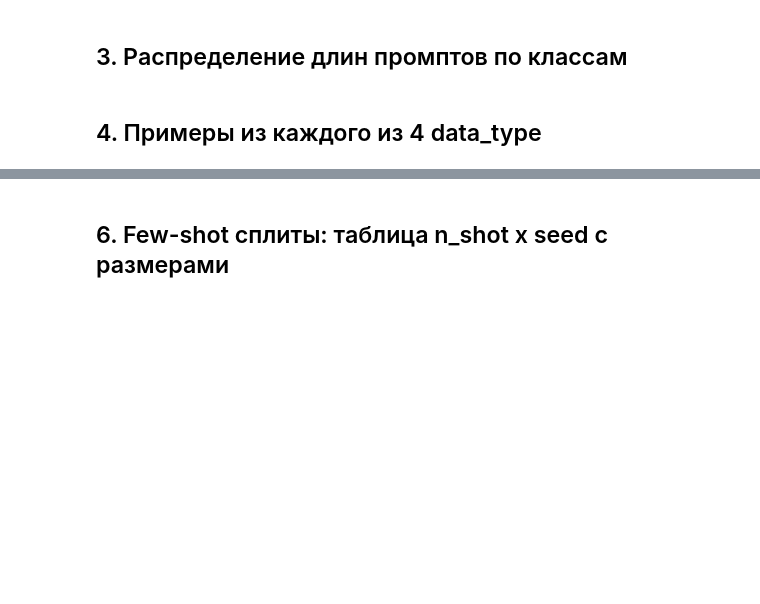
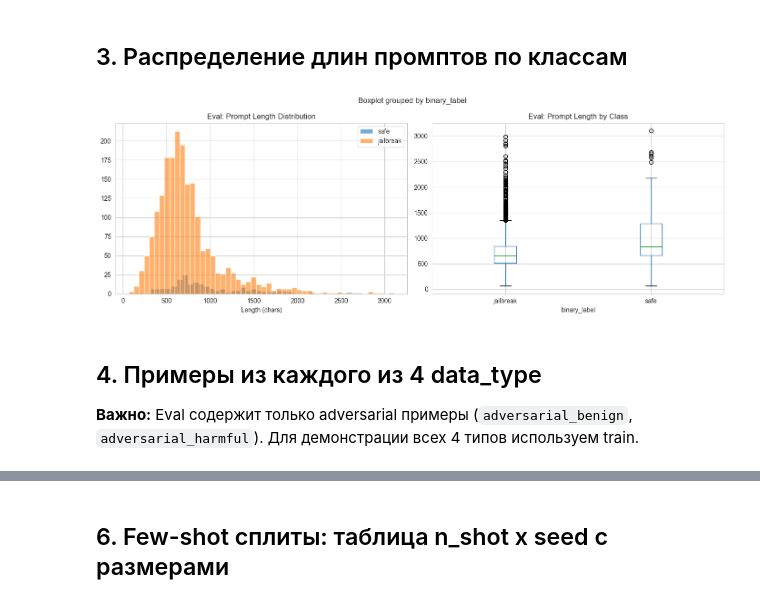
Before and after one commit to va-av-8/autoguardrails, a Jupyter notebook: tasks/jailbreak_detection/notebooks/01_eda.ipynb, the cells around one changed output, grey strips where cells are left out. Saved outputs shown, nothing was run; the diff lists cells and outputs as text; code cells hidden in the pictures; blank space fills up the shorter version.

```diff
--- a/tasks/jailbreak_detection/notebooks/01_eda.ipynb
+++ b/tasks/jailbreak_detection/notebooks/01_eda.ipynb
@@ -90,21 +103,26 @@ def get_prompt(row):
 # %%
 # Гистограмма длин по binary_label
-# fig, axes = plt.subplots(1, 2, figsize=(14, 5))
-#
-# for label in ["safe", "jailbreak"]:
-#     subset = eval_df[eval_df["binary_label"] == label]
-#     axes[0].hist(subset["prompt_len"], bins=50, alpha=0.6, label=label)
-# axes[0].set_title("Eval: Prompt Length Distribution")
-# axes[0].set_xlabel("Length (chars)")
-# axes[0].legend()
-#
-# # Box plot
-# eval_df.boxplot(column="prompt_len", by="binary_label", ax=axes[1])
-# axes[1].set_title("Eval: Prompt Length by Class")
-#
-# plt.tight_layout()
-# plt.show()
+fig, axes = plt.subplots(1, 2, figsize=(14, 5))
+
+for label in ["safe", "jailbreak"]:
+    subset = eval_df[eval_df["binary_label"] == label]
+    axes[0].hist(subset["prompt_len"], bins=50, alpha=0.6, label=label)
+axes[0].set_title("Eval: Prompt Length Distribution")
+axes[0].set_xlabel("Length (chars)")
+axes[0].legend()
+
+# Box plot
+eval_df.boxplot(column="prompt_len", by="binary_label", ax=axes[1])
+axes[1].set_title("Eval: Prompt Length by Class")
+
+plt.tight_layout()
+plt.show()
+# %% [output]
+[figure, added]
 # %% [markdown]
 ## 4. Примеры из каждого из 4 data_type
+
+**Важно:** Eval содержит только adversarial примеры (`adversarial_benign`, `adversarial_harmful`).
+Для демонстрации всех 4 типов используем train.
 # %%
 # Примеры из каждого data_type
```
Also changed, not shown: parts of 11 cells of this notebook.
